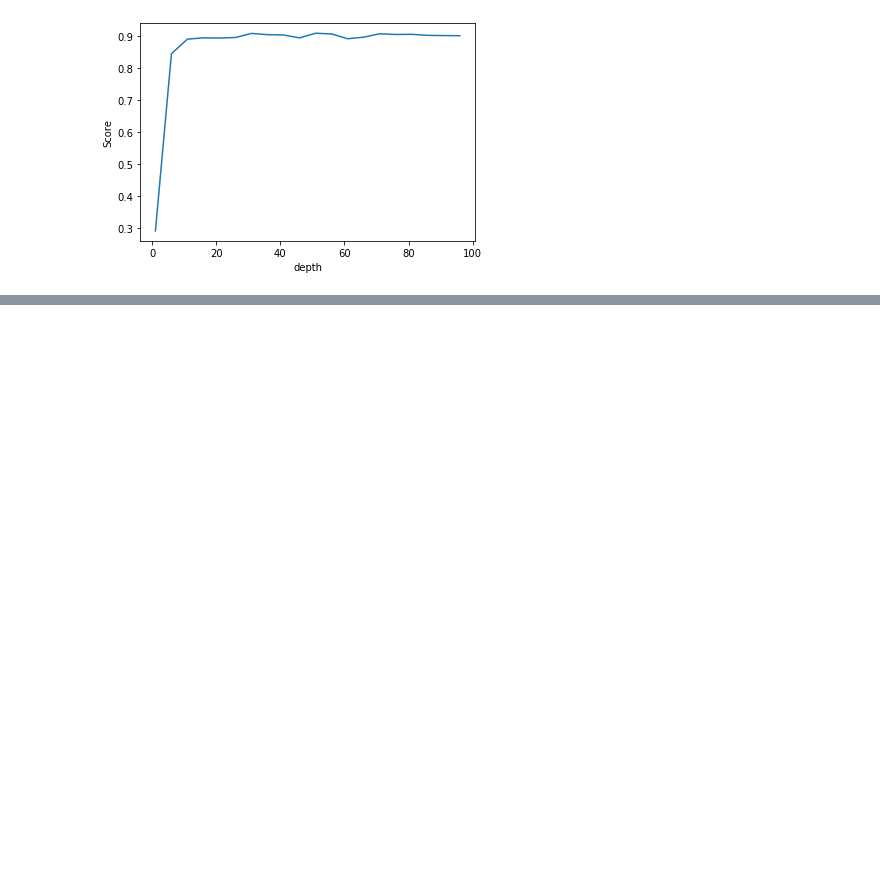
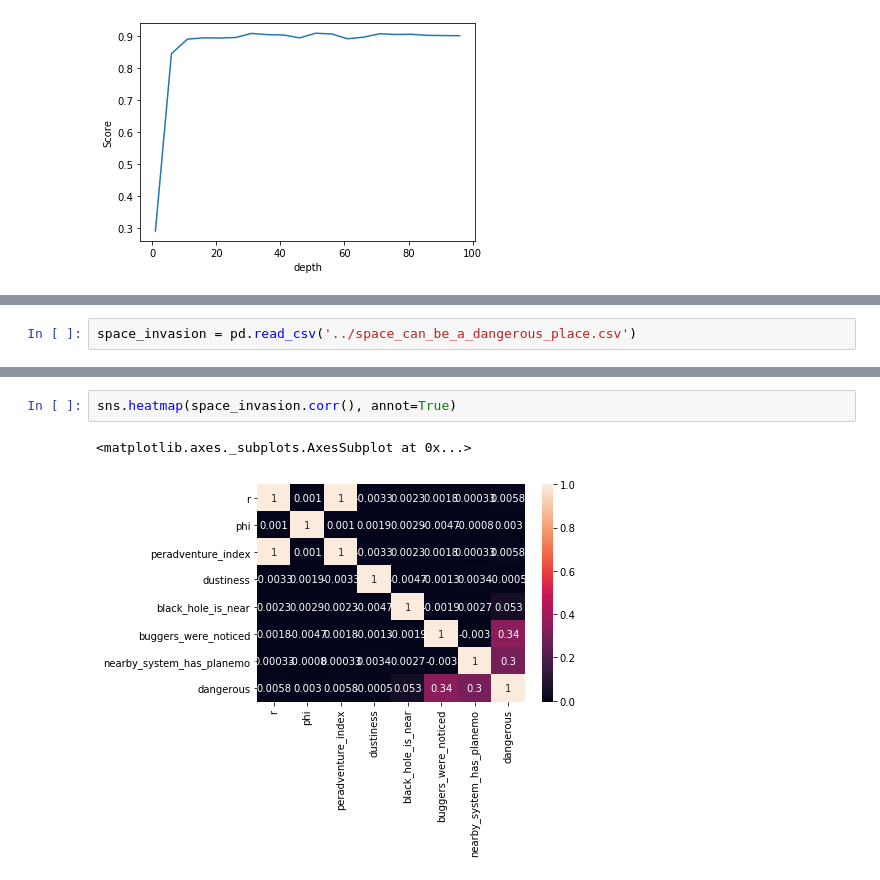
Before and after one commit to Laztrex/basic-statistic, a Jupyter notebook: coursera_labeled_data_training/random_forest_intro.ipynb, the cells around one changed output, grey strips where cells are left out. Saved outputs shown, nothing was run; the diff lists cells and outputs as text; blank space fills up the shorter version.

Commit message:
simple analyze invasion

```diff
--- a/coursera_labeled_data_training/random_forest_intro.ipynb
+++ b/coursera_labeled_data_training/random_forest_intro.ipynb
@@ -185,0 +359,2 @@ Text(0, 0.5, 'Score')
+# %%
+space_invasion = pd.read_csv('../space_can_be_a_dangerous_place.csv')
@@ -185,0 +373,5 @@ Text(0, 0.5, 'Score')
+# %%
+sns.heatmap(space_invasion.corr(), annot=True)
+# %% [output]
+<matplotlib.axes._subplots.AxesSubplot at 0x...>
+[figure, added]
```
Also changed, not shown: parts of 35 cells of this notebook.
